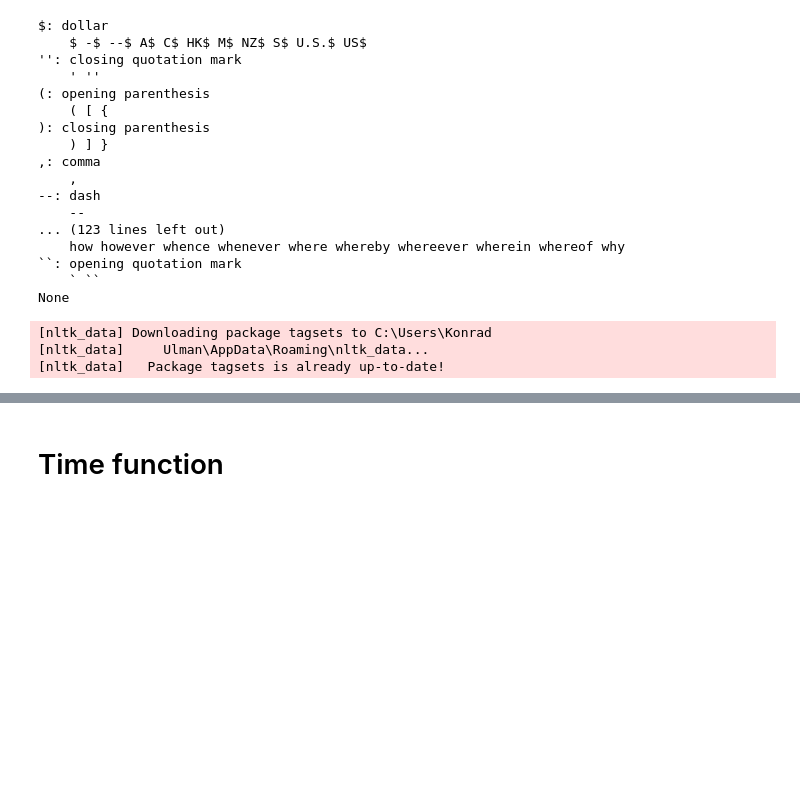
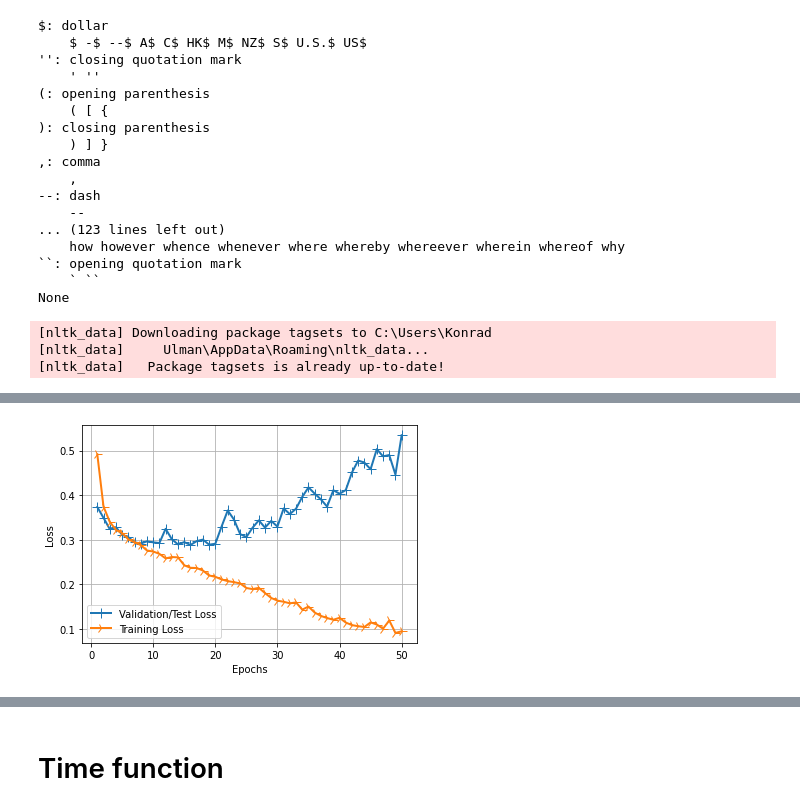
Before and after one commit to ulmii/deep-learning, a Jupyter notebook: rnn.ipynb, the cells around one changed output, grey strips where cells are left out. Cells and saved outputs as stored; diff of their text form; code cells hidden in the pictures; blank space fills up the shorter version.

```diff
--- a/rnn.ipynb
+++ b/rnn.ipynb
@@ -342,0 +487,4 @@ model.wv.most_similar('idiotic')
+# %%
+plot_loss(history.history)
+# %% [output]
+[figure, added]
```
Also changed, not shown: parts of 72 cells of this notebook, 3 other files.
